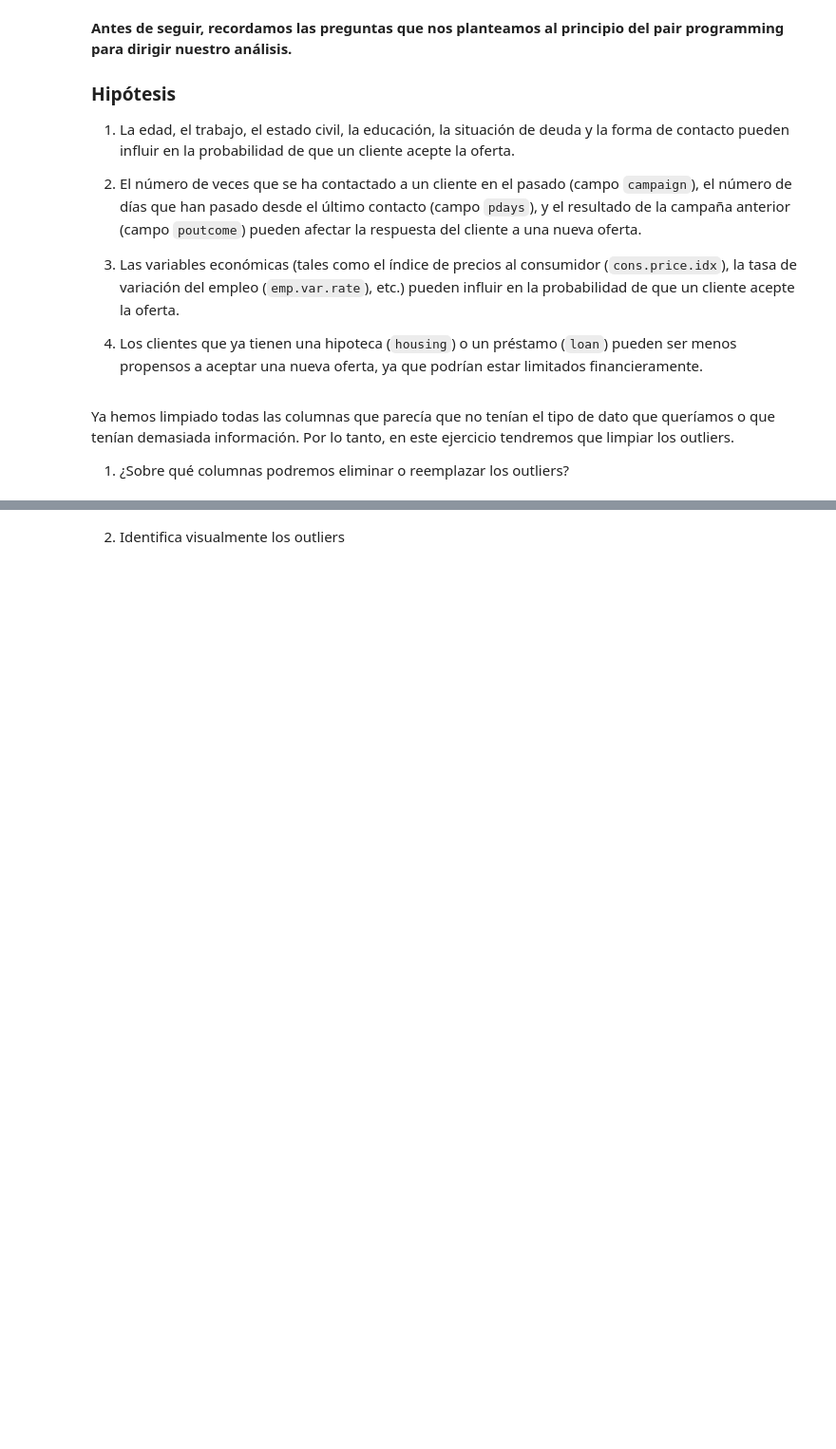
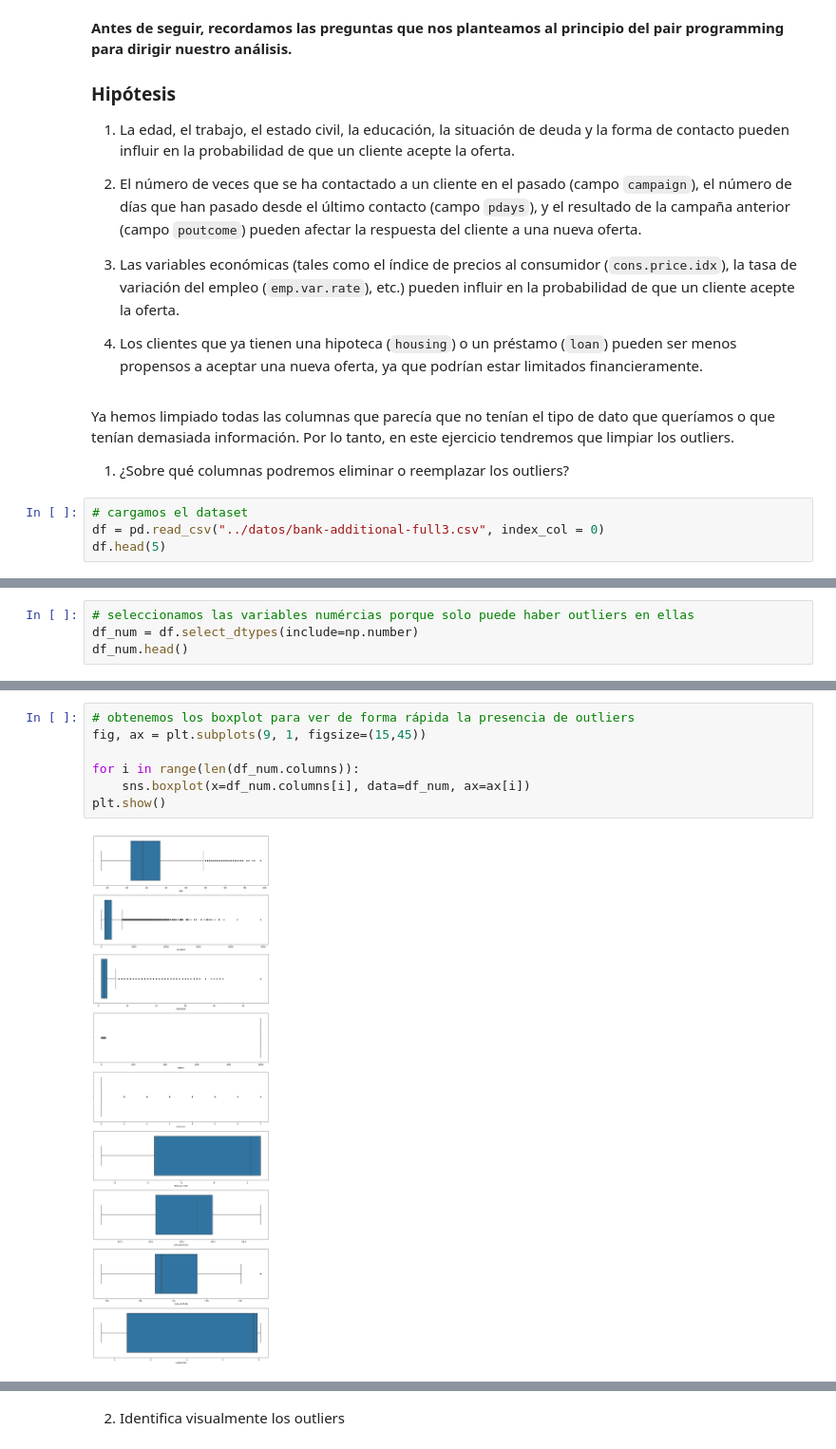
Before and after one commit to Adalab/promo-d-da-modulo2-sprint2-elisa-maitane, a Jupyter notebook: limpieza/limpieza-III-outliers.ipynb, the cells around one changed output, grey strips where cells are left out. Shown at 95% size. Saved outputs shown, nothing was run; the diff lists cells and outputs as text; blank space fills up the shorter version.

```diff
--- a/limpieza/limpieza-III-outliers.ipynb
+++ b/limpieza/limpieza-III-outliers.ipynb
@@ -18,3 +23,7 @@
 Ya hemos limpiado todas las columnas que parecía que no tenían el tipo de dato que queríamos o que tenían demasiada información. Por lo tanto, en este ejercicio tendremos que limpiar los outliers.
 
 1. ¿Sobre qué columnas podremos eliminar o reemplazar los outliers?
+# %%
+# cargamos el dataset
+df = pd.read_csv("../datos/bank-additional-full3.csv", index_col = 0)
+df.head(5)
@@ -20,0 +51,4 @@ Ya hemos limpiado todas las columnas que parecía que no tenían el tipo de dato
+# %%
+# seleccionamos las variables numércias porque solo puede haber outliers en ellas
+df_num = df.select_dtypes(include=np.number)
+df_num.head()
@@ -20,0 +62,9 @@ Ya hemos limpiado todas las columnas que parecía que no tenían el tipo de dato
+# %%
+# obtenemos los boxplot para ver de forma rápida la presencia de outliers
+fig, ax = plt.subplots(9, 1, figsize=(15,45))
+
+for i in range(len(df_num.columns)):
+    sns.boxplot(x=df_num.columns[i], data=df_num, ax=ax[i])
+plt.show()
+# %% [output]
+[figure, added]
```
Also changed, not shown: parts of 20 cells of this notebook, 6 other files.
